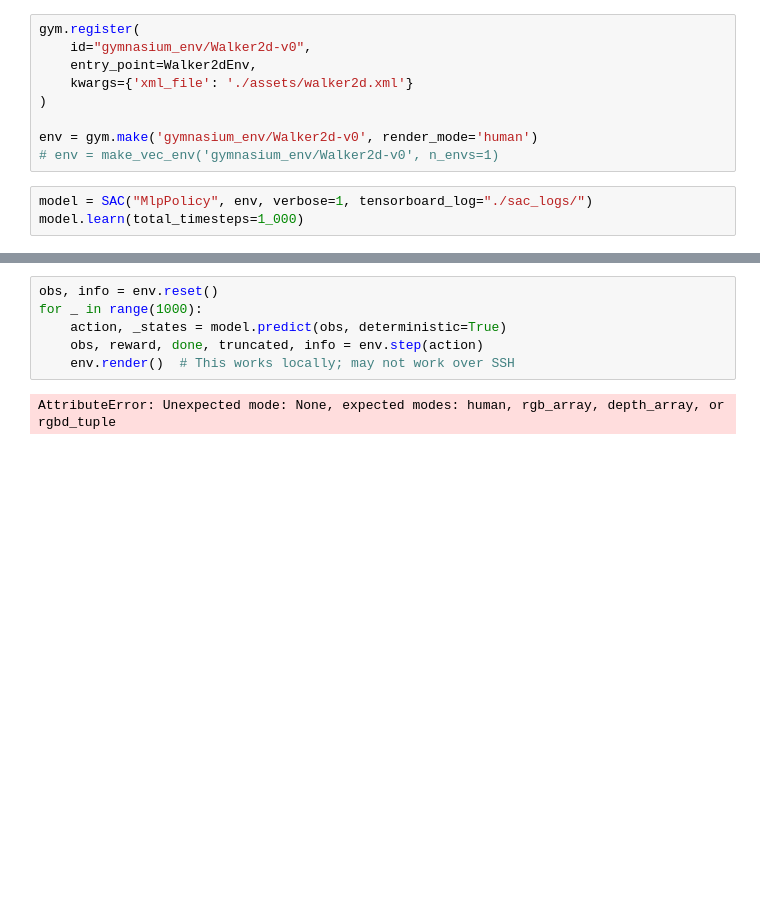
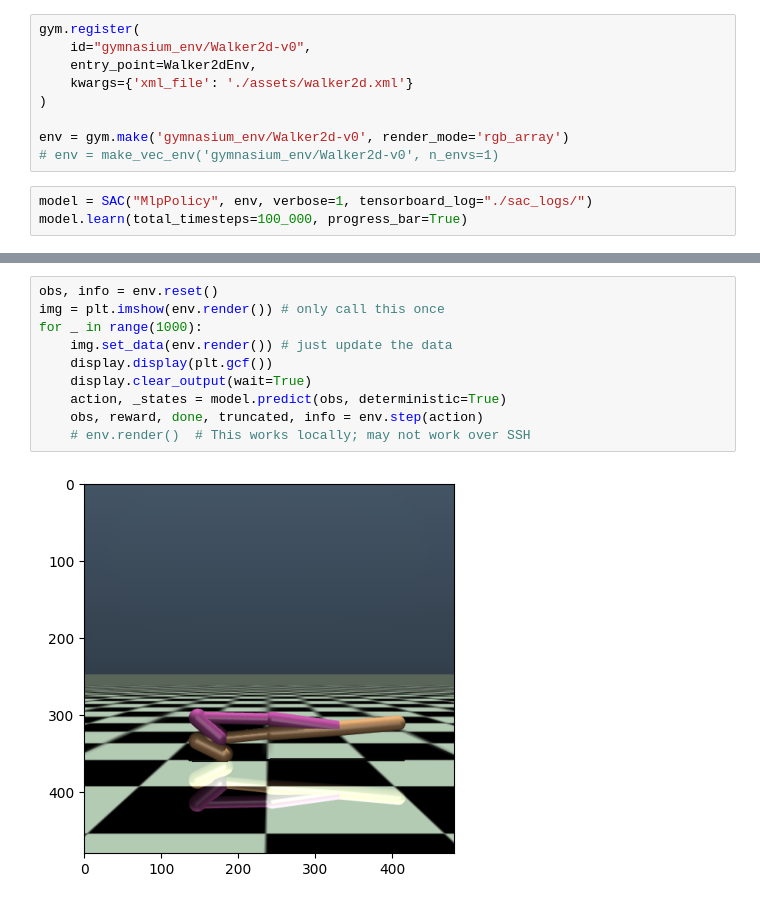
Before and after one commit to ronan-39/exoskeleton, a Jupyter notebook: train_walker.ipynb, the cells around one changed output, grey strips where cells are left out. Cells and saved outputs as stored; diff of their text form; blank space fills up the shorter version.

```diff
--- a/train_walker.ipynb
+++ b/train_walker.ipynb
@@ -22,11 +24,11 @@ gym.register(
     kwargs={'xml_file': './assets/walker2d.xml'}
 )
 
-env = gym.make('gymnasium_env/Walker2d-v0', render_mode='human')
+env = gym.make('gymnasium_env/Walker2d-v0', render_mode='rgb_array')
 # env = make_vec_env('gymnasium_env/Walker2d-v0', n_envs=1)
 # %%
 model = SAC("MlpPolicy", env, verbose=1, tensorboard_log="./sac_logs/")
-model.learn(total_timesteps=1_000)
+model.learn(total_timesteps=100_000, progress_bar=True)
 # %% [output]
 Using cuda device
 Wrapping the env with a `Monitor` wrapper
@@ -49,8 +61,12 @@ Logging to ./sac_logs/SAC_4
 # %%
 obs, info = env.reset()
+img = plt.imshow(env.render()) # only call this once
 for _ in range(1000):
+    img.set_data(env.render()) # just update the data
+    display.display(plt.gcf())
+    display.clear_output(wait=True)
     action, _states = model.predict(obs, deterministic=True)
     obs, reward, done, truncated, info = env.step(action)
-    env.render()  # This works locally; may not work over SSH
+    # env.render()  # This works locally; may not work over SSH
 # %% [output]
-AttributeError: Unexpected mode: None, expected modes: human, rgb_array, depth_array, or rgbd_tuple
+[figure, added]
```
Also changed, not shown: parts of 3 cells of this notebook, 11 other files.
